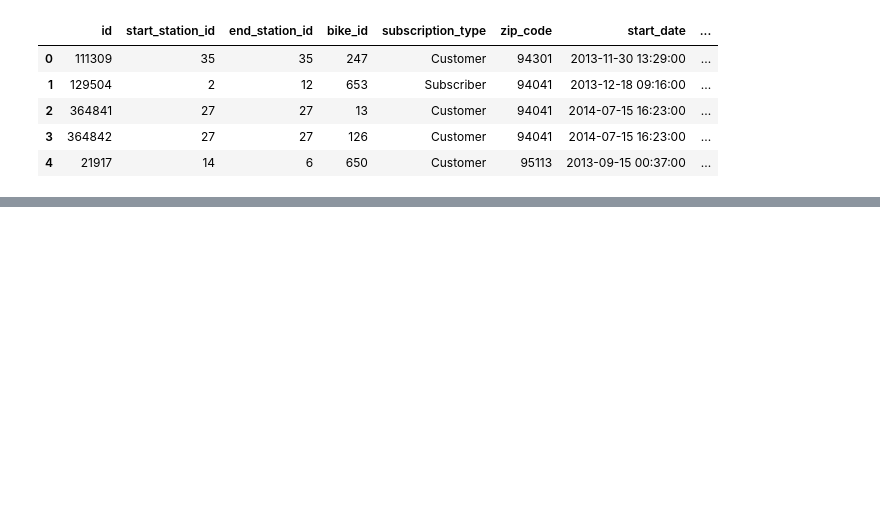
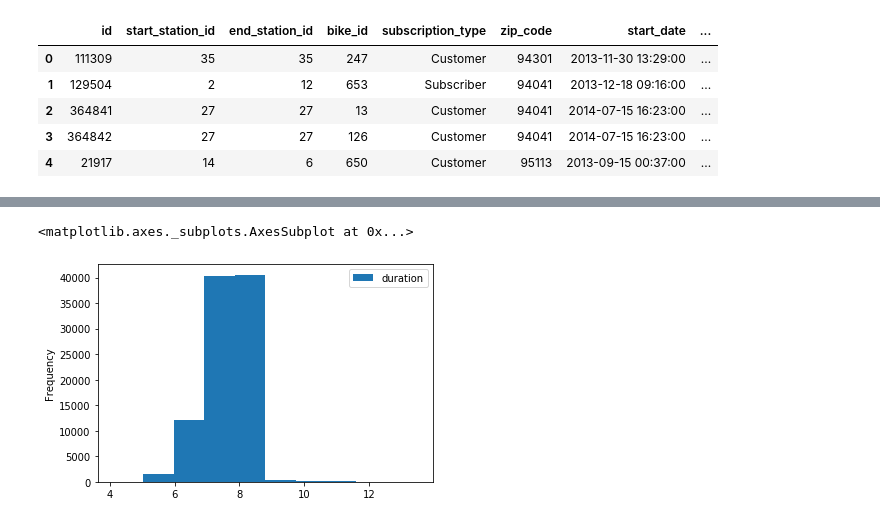
Before and after one commit to orbenishay/pandas-project, a Jupyter notebook: Bicycle_9.ipynb, the cells around one changed output, grey strips where cells are left out. Saved outputs shown, nothing was run; the diff lists cells and outputs as text; code cells hidden in the pictures; blank space fills up the shorter version.

```diff
--- a/Bicycle_9.ipynb
+++ b/Bicycle_9.ipynb
@@ -229,0 +240,4 @@ df_all.head()
+# %%
+df_all['mean_temperature_c_bins'] = pd.cut(x= df_all['mean_temperature_c'], bins= 3, labels= ['0-15', '16-25', '26-50'], duplicates = 'drop')
+
+df_all.groupby('mean_temperature_c_bins')['mean_temperature_c', 'duration'].mean()
@@ -229,0 +256,14 @@ df_all.head()
+# %%
+temp_dur = df_all.loc[:, ['mean_temperature_c_bins' , 'duration']]
+temp_dur = df_all.loc[:, ['mean_temperature_c_bins' , 'duration']]
+temp_dur["duration"] = temp_dur["duration"].dt.total_seconds()
+
+
+#temp_dur.sort_values(by='duration').hist(by='mean_temperature_c_bins', column= 'duration', figsize=(10,10))
+
+temp_dur.plot.hist(by = 'mean_temperature_c_bins')
+
+#plt.ylim((0, 10000))
+# %% [output]
+<matplotlib.axes._subplots.AxesSubplot at 0x...>
+[figure, added]
```
Also changed, not shown: parts of 10 cells of this notebook.
